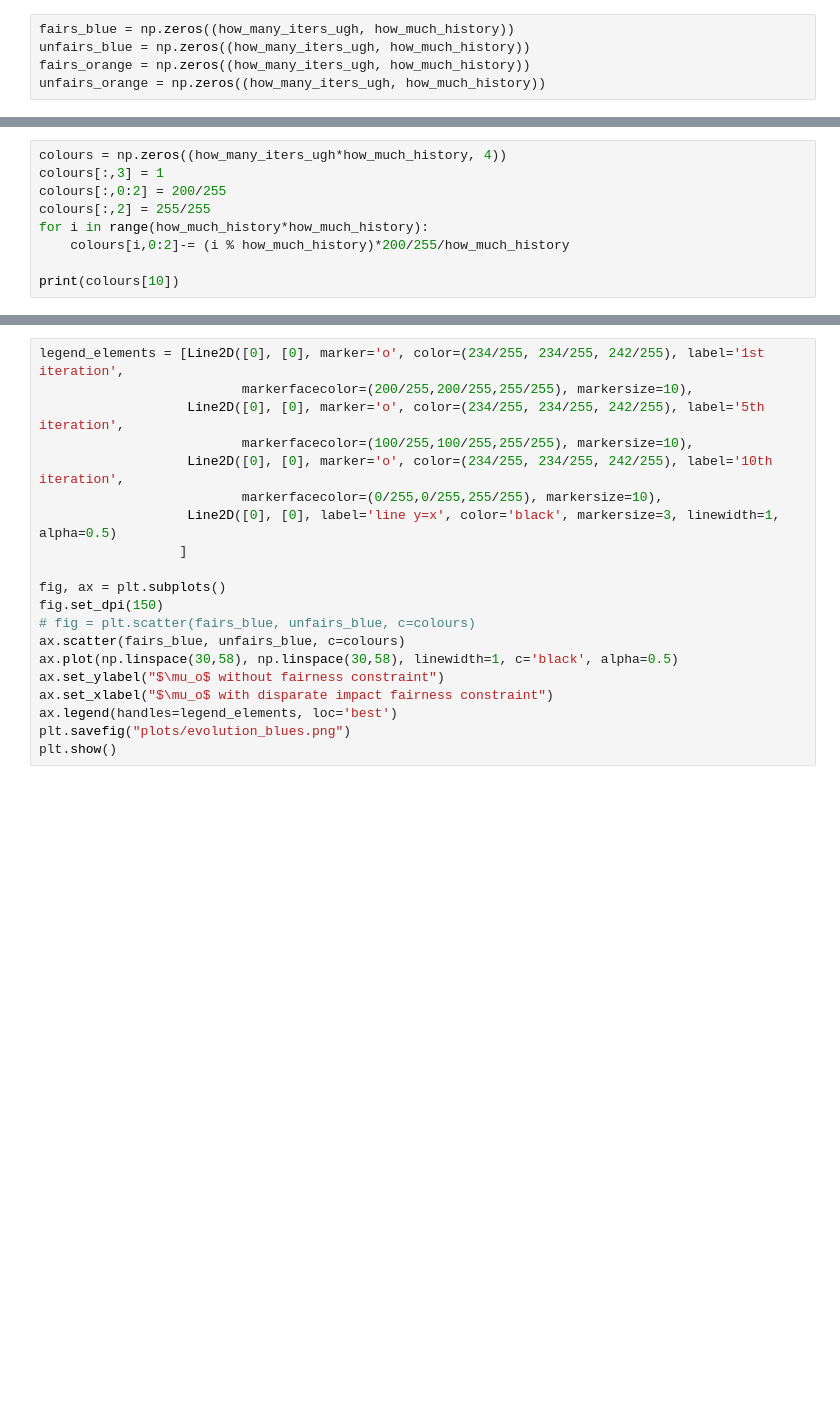
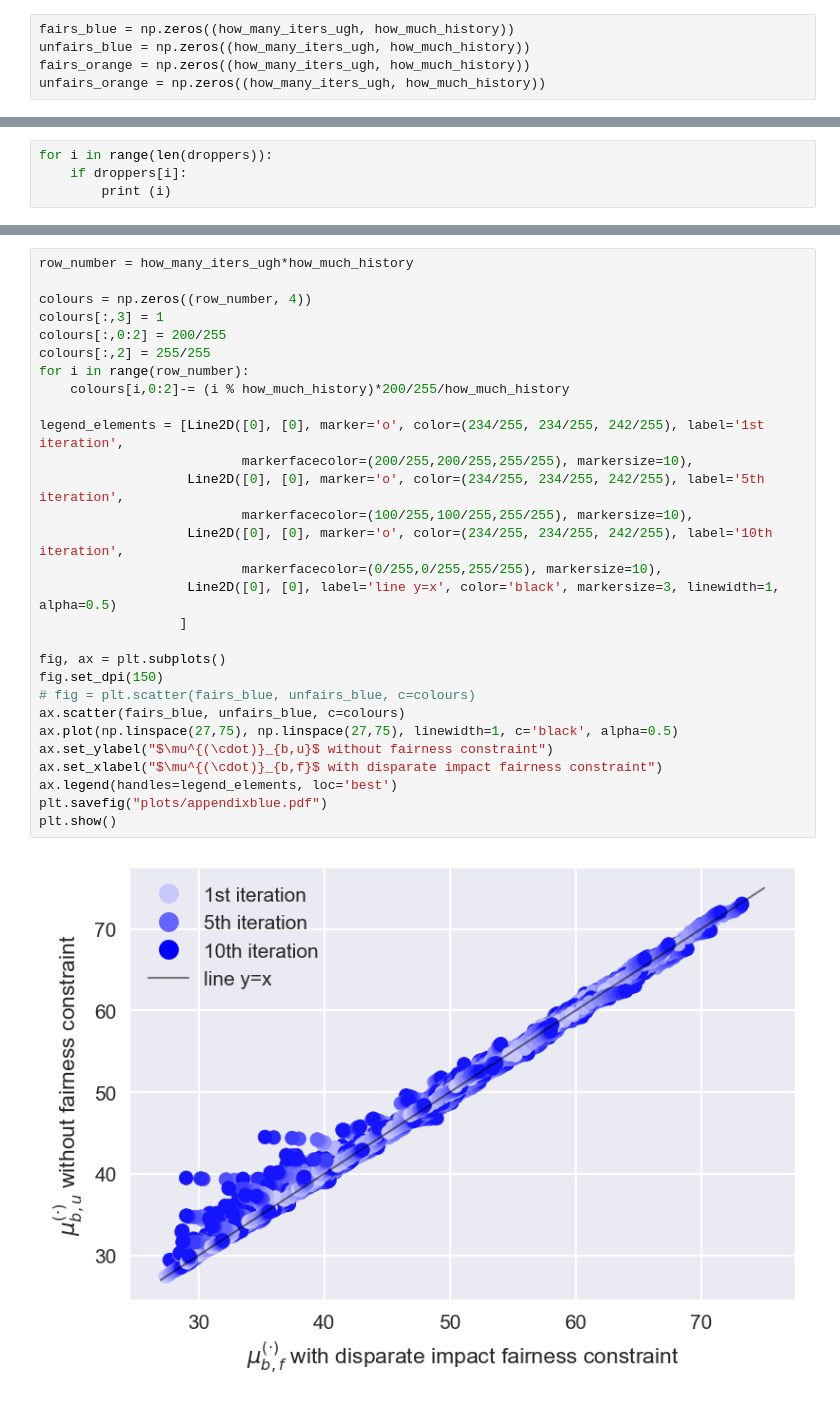
Before and after one commit to amorisot/AI-Fairness, a Jupyter notebook: very-long-run-evolution.ipynb, the cells around one changed output, grey strips where cells are left out. Drawn from its saved outputs; the diff is of its cells as text; blank space fills up the shorter version.

```diff
--- a/very-long-run-evolution.ipynb
+++ b/very-long-run-evolution.ipynb
@@ -385,9 +408,0 @@ print(fairs_blue)
-# %%
-colours = np.zeros((how_many_iters_ugh*how_much_history, 4))
-colours[:,3] = 1
-colours[:,0:2] = 200/255
-colours[:,2] = 255/255
-for i in range(how_much_history*how_much_history):
-    colours[i,0:2]-= (i % how_much_history)*200/255/how_much_history
-
-print(colours[10])
@@ -393,0 +422,4 @@ print(colours[10])
+# %%
+for i in range(len(droppers)):
+    if droppers[i]:
+        print (i)
@@ -394,20 +581,31 @@ print(colours[10])
 # %%
+row_number = how_many_iters_ugh*how_much_history
+
+colours = np.zeros((row_number, 4))
+colours[:,3] = 1
+colours[:,0:2] = 200/255
+colours[:,2] = 255/255
+for i in range(row_number):
+    colours[i,0:2]-= (i % how_much_history)*200/255/how_much_history
+
 legend_elements = [Line2D([0], [0], marker='o', color=(234/255, 234/255, 242/255), label='1st iteration',
                           markerfacecolor=(200/255,200/255,255/255), markersize=10),
                    Line2D([0], [0], marker='o', color=(234/255, 234/255, 242/255), label='5th iteration',
                           markerfacecolor=(100/255,100/255,255/255), markersize=10),
                    Line2D([0], [0], marker='o', color=(234/255, 234/255, 242/255), label='10th iteration',
                           markerfacecolor=(0/255,0/255,255/255), markersize=10),
                    Line2D([0], [0], label='line y=x', color='black', markersize=3, linewidth=1, alpha=0.5)
                   ]
 
 fig, ax = plt.subplots()
 fig.set_dpi(150)
 # fig = plt.scatter(fairs_blue, unfairs_blue, c=colours)
 ax.scatter(fairs_blue, unfairs_blue, c=colours)
-ax.plot(np.linspace(30,58), np.linspace(30,58), linewidth=1, c='black', alpha=0.5)
-ax.set_ylabel("$\mu_o$ without fairness constraint")
-ax.set_xlabel("$\mu_o$ with disparate impact fairness constraint")
+ax.plot(np.linspace(27,75), np.linspace(27,75), linewidth=1, c='black', alpha=0.5)
+ax.set_ylabel("$\mu^{(\cdot)}_{b,u}$ without fairness constraint")
+ax.set_xlabel("$\mu^{(\cdot)}_{b,f}$ with disparate impact fairness constraint")
 ax.legend(handles=legend_elements, loc='best')
-plt.savefig("plots/evolution_blues.png")
+plt.savefig("plots/appendixblue.pdf")
 plt.show()
+# %% [output]
+[figure, added]
```
Also changed, not shown: parts of 26 cells of this notebook, 35 other files.
